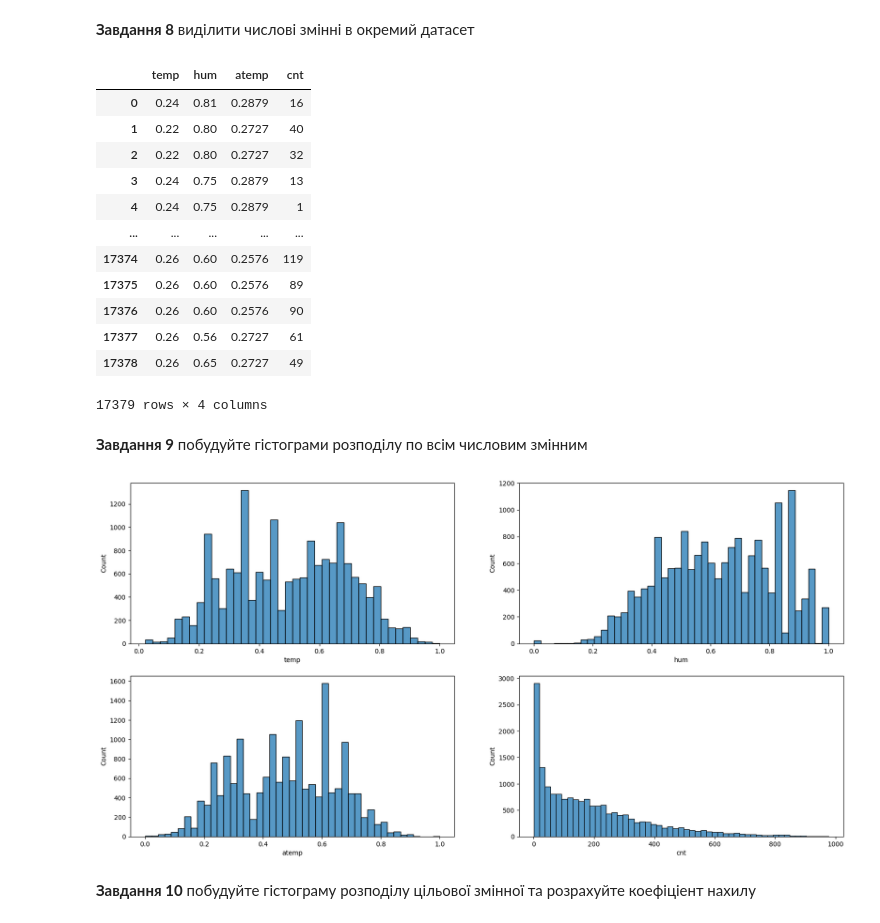
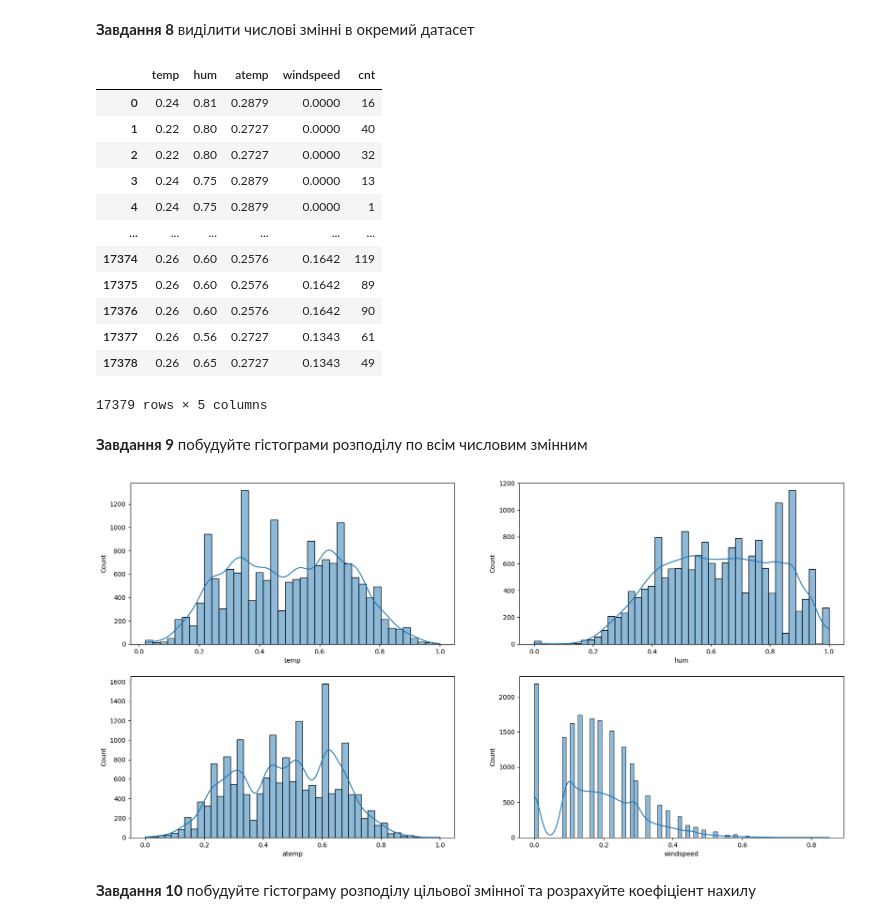
Before and after one commit to RickSanchezzz666/OSHI, a Jupyter notebook: Task4_Regression_basicAI_roman_lapiuk.ipynb, the cells around one changed output. Saved outputs shown, nothing was run; the diff lists cells and outputs as text; code cells hidden in the pictures.

```diff
--- a/Task4_Regression_basicAI_roman_lapiuk.ipynb
+++ b/Task4_Regression_basicAI_roman_lapiuk.ipynb
@@ -177,3 +224,7 @@ data_categorical
 17379 rows × 8 columns
 # %% [markdown]
 **Завдання 6** перетворіть змінну `season` в числову шкалу.
+# %%
+dataset_calls['season'] = dataset_calls['mnth'].apply(lambda x: 'spring' if 3 <= x <= 5 else ('summer' if 6 <= x <= 8 else ('autumn' if 9 <= x <= 11 else 'winter')))
+
+dataset_calls.head(10)
@@ -180,6 +243,6 @@ data_categorical
 # %%
 def encode_season(df: pd.DataFrame, season_col_name: str):
-  df[season_col_name] = df[season_col_name].apply(lambda x: 0 if x == 'spring' else (1 if x == 'summer' else (2 if x == 'autumn' else 3)))
+  df[season_col_name] = df[season_col_name].apply(lambda x: 0 if x == 'winter' else (1 if x == 'spring' else (2 if x == 'summer' else 3)))
   return df
 
 dataset_calls = encode_season(dataset_calls, 'season')
@@ -218,30 +281,30 @@ for variable, subplot in zip(data_categorical, ax.flatten()):
 # %% [markdown]
 **Завдання 8** виділити числові змінні в окремий датасет
 # %%
-data_numerical = dataset_calls.loc[:, ["temp", "hum", "atemp", "cnt"]]
+data_numerical = dataset_calls.loc[:, ["temp", "hum", "atemp", "windspeed", 'cnt']]
 data_numerical
 # %% [output]
-|  | temp | hum | atemp | cnt |
-| 0 | 0.24 | 0.81 | 0.2879 | 16 |
-| 1 | 0.22 | 0.80 | 0.2727 | 40 |
-| 2 | 0.22 | 0.80 | 0.2727 | 32 |
-| 3 | 0.24 | 0.75 | 0.2879 | 13 |
-| 4 | 0.24 | 0.75 | 0.2879 | 1 |
-| ... | ... | ... | ... | ... |
-| 17374 | 0.26 | 0.60 | 0.2576 | 119 |
-| 17375 | 0.26 | 0.60 | 0.2576 | 89 |
-| 17376 | 0.26 | 0.60 | 0.2576 | 90 |
-| 17377 | 0.26 | 0.56 | 0.2727 | 61 |
-| 17378 | 0.26 | 0.65 | 0.2727 | 49 |
+|  | temp | hum | atemp | windspeed | cnt |
+| 0 | 0.24 | 0.81 | 0.2879 | 0.0000 | 16 |
+| 1 | 0.22 | 0.80 | 0.2727 | 0.0000 | 40 |
+| 2 | 0.22 | 0.80 | 0.2727 | 0.0000 | 32 |
+| 3 | 0.24 | 0.75 | 0.2879 | 0.0000 | 13 |
+| 4 | 0.24 | 0.75 | 0.2879 | 0.0000 | 1 |
+| ... | ... | ... | ... | ... | ... |
+| 17374 | 0.26 | 0.60 | 0.2576 | 0.1642 | 119 |
+| 17375 | 0.26 | 0.60 | 0.2576 | 0.1642 | 89 |
+| 17376 | 0.26 | 0.60 | 0.2576 | 0.1642 | 90 |
+| 17377 | 0.26 | 0.56 | 0.2727 | 0.1343 | 61 |
+| 17378 | 0.26 | 0.65 | 0.2727 | 0.1343 | 49 |
-17379 rows × 4 columns
+17379 rows × 5 columns
 # %% [markdown]
 **Завдання 9** побудуйте гістограми розподілу по всім числовим змінним
 # %%
 fig, ax = plt.subplots(2, 2, figsize=(20, 10))
 for variable, subplot in zip(data_numerical, ax.flatten()):
-  sns.histplot(data=data_numerical, x=variable, ax=subplot, palette='pastel6')
+  sns.histplot(data=data_numerical, x=variable, ax=subplot, palette='pastel6', kde=True)
 # %% [output]
-[figure, old version]
+[figure, new version]
 # %% [markdown]
 **Завдання 10** побудуйте гістограму розподілу цільової змінної та розрахуйте коефіціент нахилу
 # %%
```
Also changed, not shown: parts of 21 cells of this notebook.
